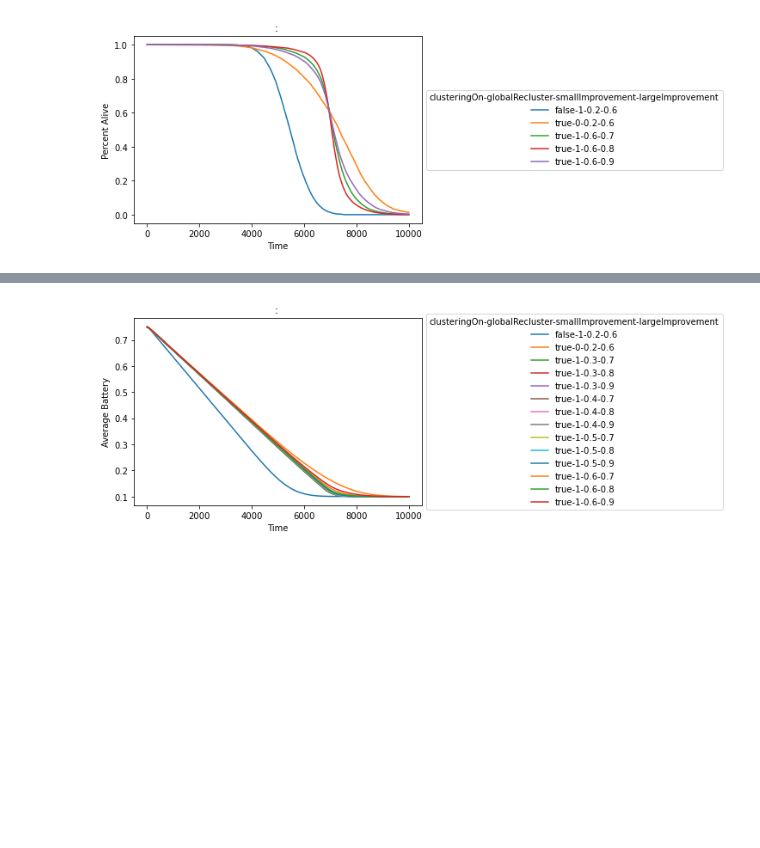
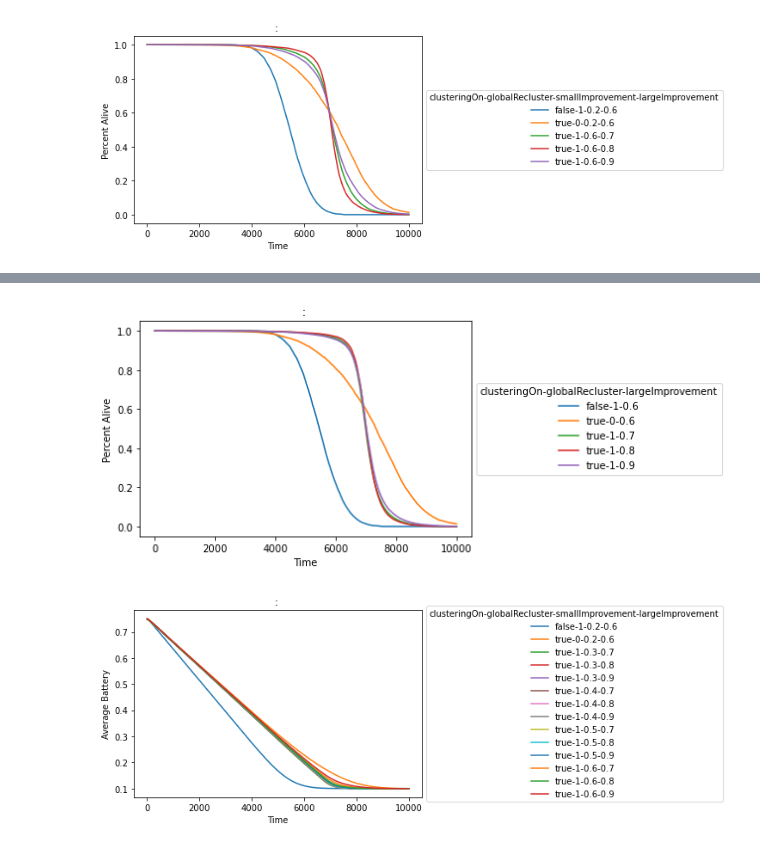
Before and after one commit to ptrick9/CPS_Simulator, a Jupyter notebook: statistics/NewestGR.ipynb, the cells around one changed output, grey strips where cells are left out. Drawn from its saved outputs; the diff is of its cells as text; code cells hidden in the pictures; blank space fills up the shorter version.

```diff
--- a/statistics/NewestGR.ipynb
+++ b/statistics/NewestGR.ipynb
@@ -133,3 +143,8 @@ generateOverTimeGraphs(Alive, 0)
+# %%
+Alive = compareOverTime('Percent Alive', [7,6,4])
+generateOverTimeGraphs(Alive, 0)
+# %% [output]
+[figure, added]
 # %%
 AvgBattery = compareOverTime('Average Battery', [7,6,2,4])
 generateOverTimeGraphs(AvgBattery, 0)
```
Also changed, not shown: parts of 3 cells of this notebook, 8 other files.
